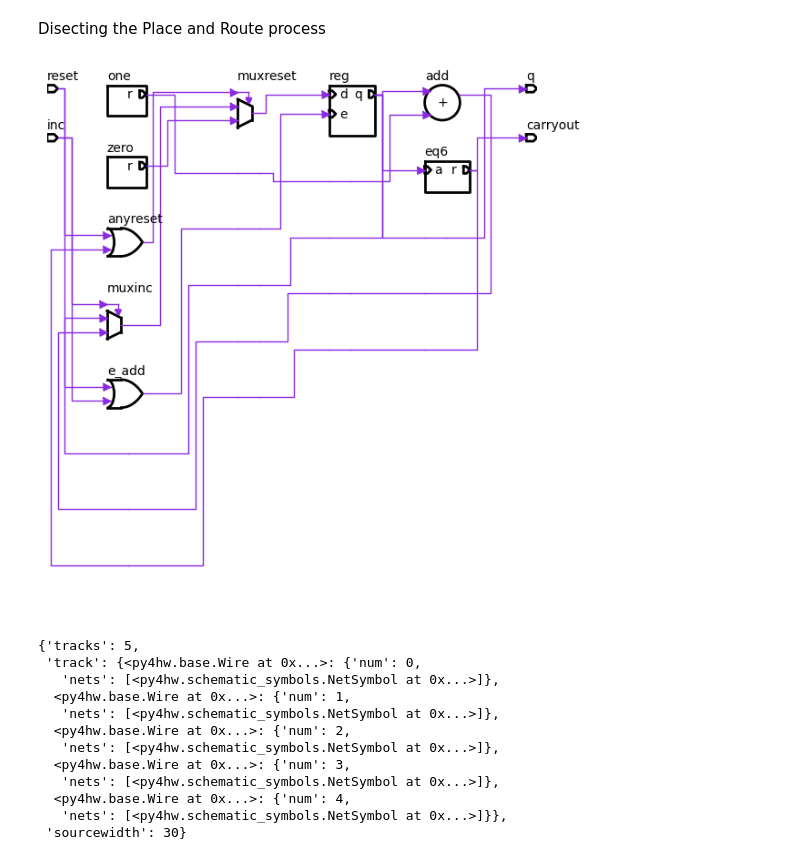
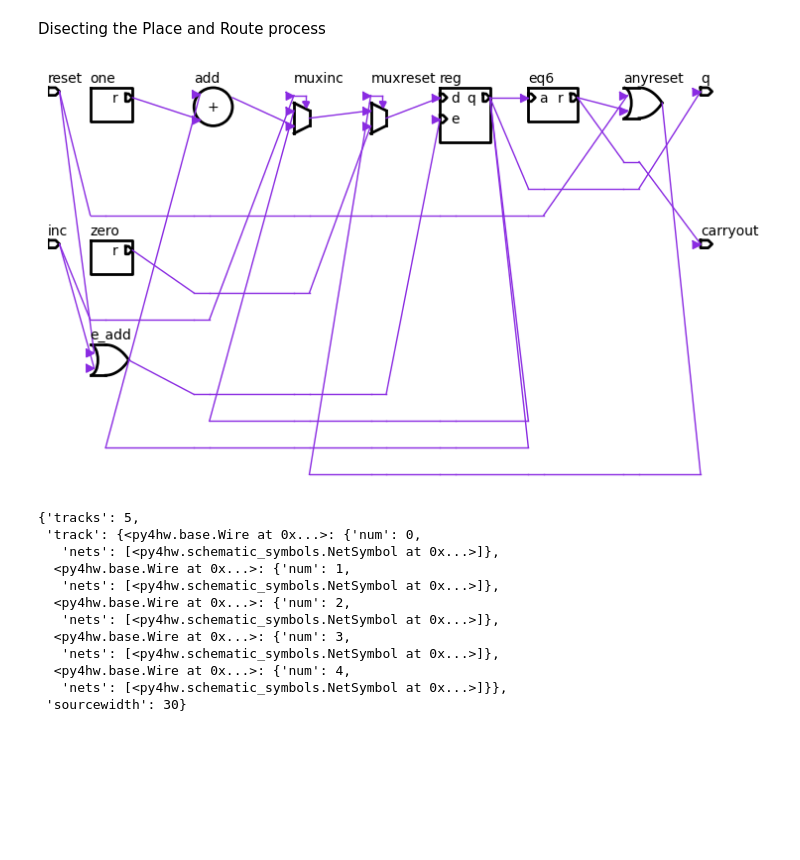
Before and after one commit to davidcastells/py4hw, a Jupyter notebook: tutorial/s06/Visualization.ipynb, the cells around one changed output. Saved outputs shown, nothing was run; the diff lists cells and outputs as text; code cells hidden in the pictures; blank space fills up the shorter version.

```diff
--- a/tutorial/s06/Visualization.ipynb
+++ b/tutorial/s06/Visualization.ipynb
@@ -50,37 +50,39 @@ sch = py4hw.Schematic(counter, placeAndRoute=False)
 
 sch.placeInputPorts()
 sch.placeInstances()
 sch.placeOutputPorts()
+sch.replaceAsColRow()
 
-sch.bruteForceSort()
 sch.columnAssignment()
+sch.replaceAsColRow()
 
 #sch.createNetsWithMaxFanout(3)
 sch.createNets()
+sch.replaceAsColRow()
 sch.passthroughCreation(debug=False)
+sch.replaceAsColRow()
 #sch.removeArrowsSpecialCases()
 
-sch.rowAssignment()
 
 #for idx, net in enumerate(sch.nets):
 #    print('net {} - sourcecol: {}'.format(idx, net.sourcecol))
 
 sch.trackAssignment()
 sch.replaceAsColRow()
 
 #self.replaceByAdjacencyMatrix()
 
 # self.replaceByDependency()
 
 #self.replaceVerticalCompress()
 # #self.replaceHorizontalCompress()
 
 
-sch.routeNets(mode='square')
+sch.routeNets(mode='direct')
 
 sch.draw()
 # %% [output]
-[figure, old version]
+[figure, new version]
 # %%
 sch.channels[2]
 # %% [output]
```
Also changed, not shown: parts of 3 cells of this notebook.
